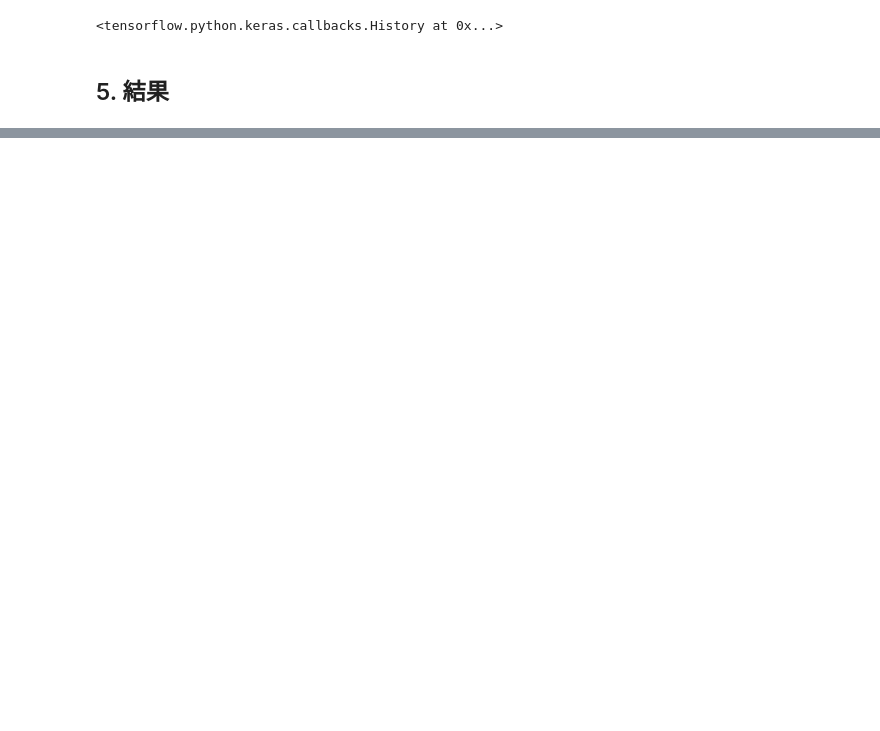
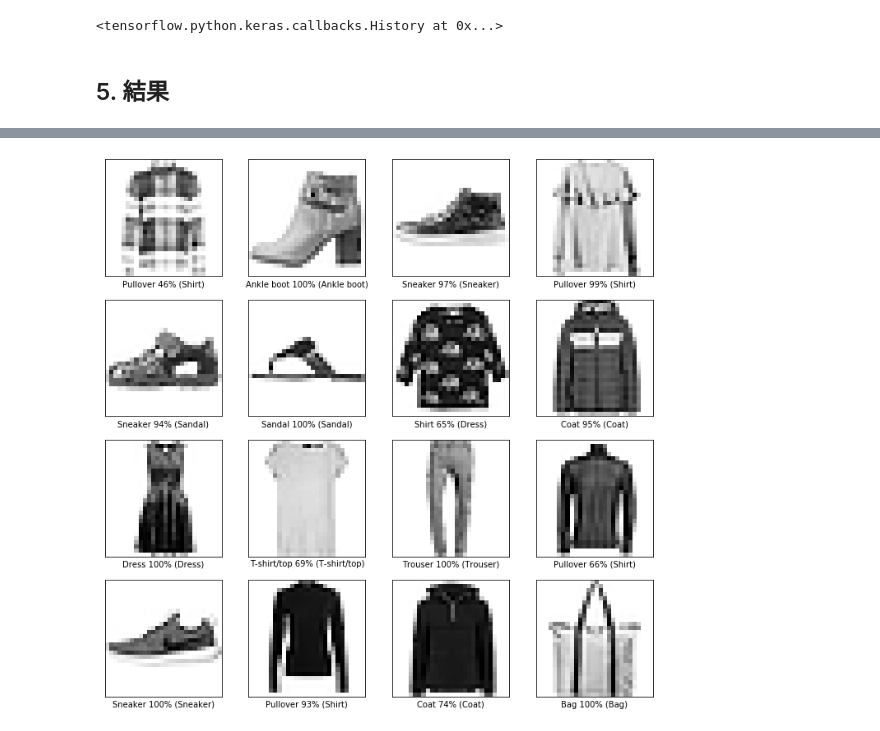
Before and after one commit to chanyayun/ai-course, a Jupyter notebook: 0318 hw_Fashion MNIST dataset.ipynb, the cells around one changed output, grey strips where cells are left out. Cells and saved outputs as stored; diff of their text form; code cells hidden in the pictures; blank space fills up the shorter version.

```diff
--- a/0318 hw_Fashion MNIST dataset.ipynb
+++ b/0318 hw_Fashion MNIST dataset.ipynb
@@ -180,0 +201,19 @@ Test accuracy: 0.8424
+# %%
+pick = np.random.choice(10000, 16, replace=False)
+
+# adjust the size of display
+plt.figure(figsize=(12, 12))
+
+for i in range(16):
+    n = pick[i]
+    ax = plt.subplot(4, 4,1+i) # (row, col, index)
+    ax.set_xticks([])
+    ax.set_yticks([])
+#     title = class_names[result[n]] + " (" + class_names[np.argmax(y_test[n])] + ")"
+#     ax.set_title(title, fontsize=10)
+    plt.imshow(x_test[n].reshape(28,28), cmap='Greys')
+    plt.xlabel("{} {:2.0f}% ({})".format(class_names[predicted_label[n]],
+                                         100*np.max(predictions[n]),
+                                         class_names[np.argmax(y_test[n])]))
+# %% [output]
+[figure, added]
```
Also changed, not shown: parts of 14 cells of this notebook.
